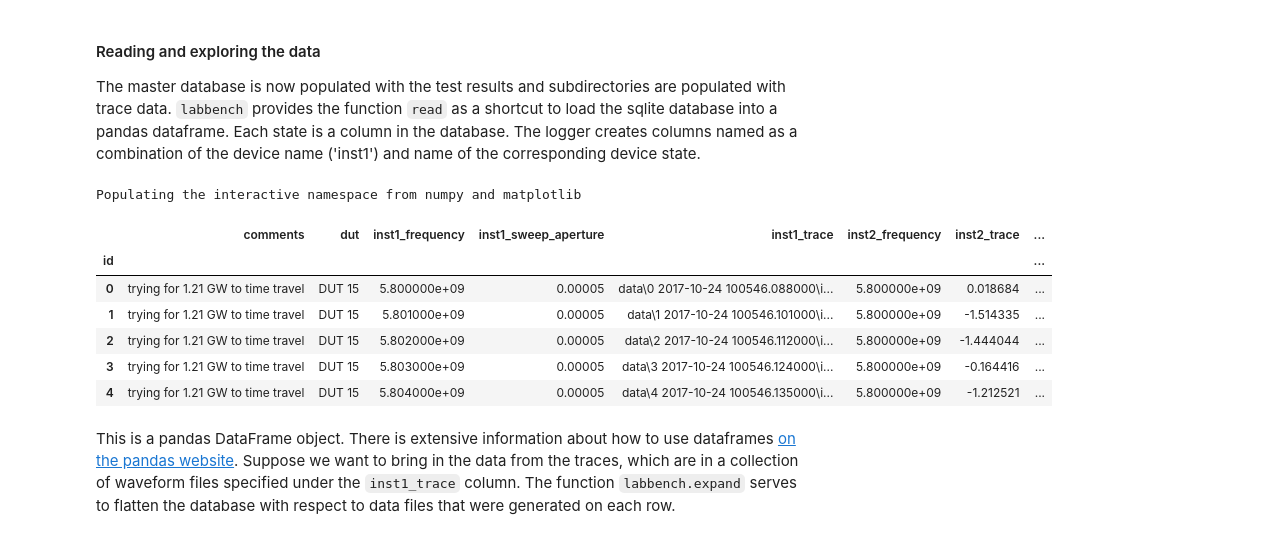
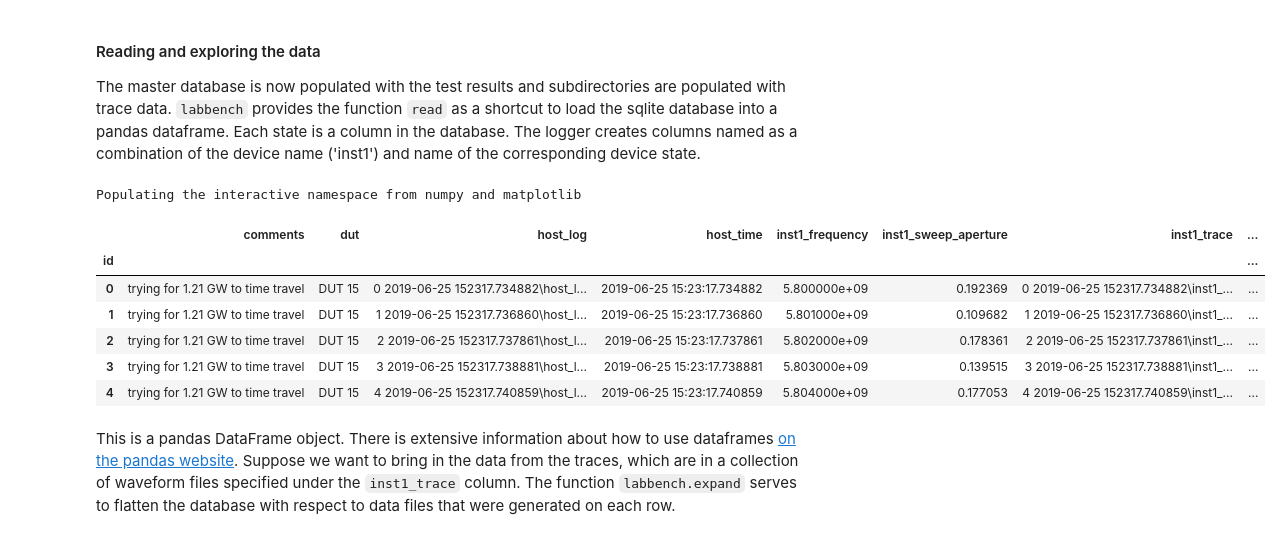
Before and after one commit to usnistgov/labbench, a Jupyter notebook: examples/How to automatically log to an SQLite database.ipynb, the cells around one changed output. Saved outputs shown, nothing was run; the diff lists cells and outputs as text; code cells hidden in the pictures.

```diff
--- a/examples/How to automatically log to an SQLite database.ipynb
+++ b/examples/How to automatically log to an SQLite database.ipynb
@@ -102,17 +124,17 @@ with EmulatedInstrument()        as inst1,\
 The master database is now populated with the test results and subdirectories are populated with trace data. `labbench` provides the function `read` as a shortcut to load the sqlite database into a pandas dataframe. Each state is a column in the database. The logger creates columns named as a combination of the device name ('inst1') and name of the corresponding device state.
 # %%
 %pylab inline
-master = lb.read(db_path)
+master = lb.read(f'{db_path}/master.db')
 master.head()
 # %% [output]
 Populating the interactive namespace from numpy and matplotlib
-|  | comments | dut | inst1_frequency | inst1_sweep_aperture | inst1_trace | inst2_frequency | inst2_trace | ... |
+|  | comments | dut | host_log | host_time | inst1_frequency | inst1_sweep_aperture | inst1_trace | ... |
 | id |  |  |  |  |  |  |  | ... |
-| 0 | trying for 1.21 GW to time travel | DUT 15 | 5.800000e+09 | 0.00005 | data\0 2017-10-24 100546.088000\i... | 5.800000e+09 | 0.018684 | ... |
-| 1 | trying for 1.21 GW to time travel | DUT 15 | 5.801000e+09 | 0.00005 | data\1 2017-10-24 100546.101000\i... | 5.800000e+09 | -1.514335 | ... |
-| 2 | trying for 1.21 GW to time travel | DUT 15 | 5.802000e+09 | 0.00005 | data\2 2017-10-24 100546.112000\i... | 5.800000e+09 | -1.444044 | ... |
-| 3 | trying for 1.21 GW to time travel | DUT 15 | 5.803000e+09 | 0.00005 | data\3 2017-10-24 100546.124000\i... | 5.800000e+09 | -0.164416 | ... |
-| 4 | trying for 1.21 GW to time travel | DUT 15 | 5.804000e+09 | 0.00005 | data\4 2017-10-24 100546.135000\i... | 5.800000e+09 | -1.212521 | ... |
+| 0 | trying for 1.21 GW to time travel | DUT 15 | 0 2019-06-25 152317.734882\host_l... | 2019-06-25 15:23:17.734882 | 5.800000e+09 | 0.192369 | 0 2019-06-25 152317.734882\inst1_... | ... |
+| 1 | trying for 1.21 GW to time travel | DUT 15 | 1 2019-06-25 152317.736860\host_l... | 2019-06-25 15:23:17.736860 | 5.801000e+09 | 0.109682 | 1 2019-06-25 152317.736860\inst1_... | ... |
+| 2 | trying for 1.21 GW to time travel | DUT 15 | 2 2019-06-25 152317.737861\host_l... | 2019-06-25 15:23:17.737861 | 5.802000e+09 | 0.178361 | 2 2019-06-25 152317.737861\inst1_... | ... |
+| 3 | trying for 1.21 GW to time travel | DUT 15 | 3 2019-06-25 152317.738881\host_l... | 2019-06-25 15:23:17.738881 | 5.803000e+09 | 0.139515 | 3 2019-06-25 152317.738881\inst1_... | ... |
+| 4 | trying for 1.21 GW to time travel | DUT 15 | 4 2019-06-25 152317.740859\host_l... | 2019-06-25 15:23:17.740859 | 5.804000e+09 | 0.177053 | 4 2019-06-25 152317.740859\inst1_... | ... |
 # %% [markdown]
 This is a pandas DataFrame object. There is extensive information about how to use dataframes [on the pandas website](http://pandas.pydata.org/pandas-docs/stable/). Suppose we want to bring in the data from the traces, which are in a collection of waveform files specified under the `inst1_trace` column. The function `labbench.expand` serves to flatten the database with respect to data files that were generated on each row.
 # %%
```
Also changed, not shown: parts of 7 cells of this notebook.
